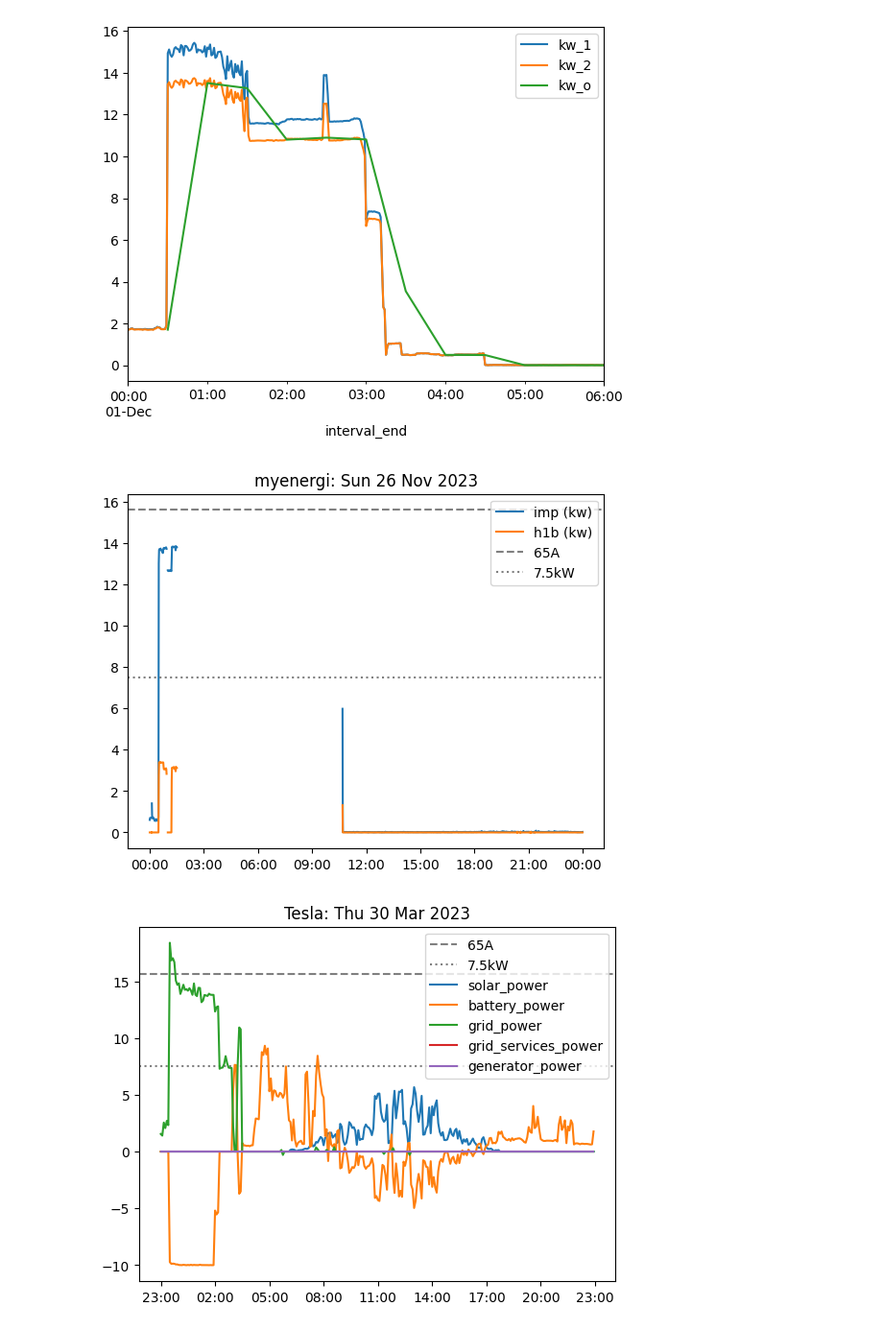
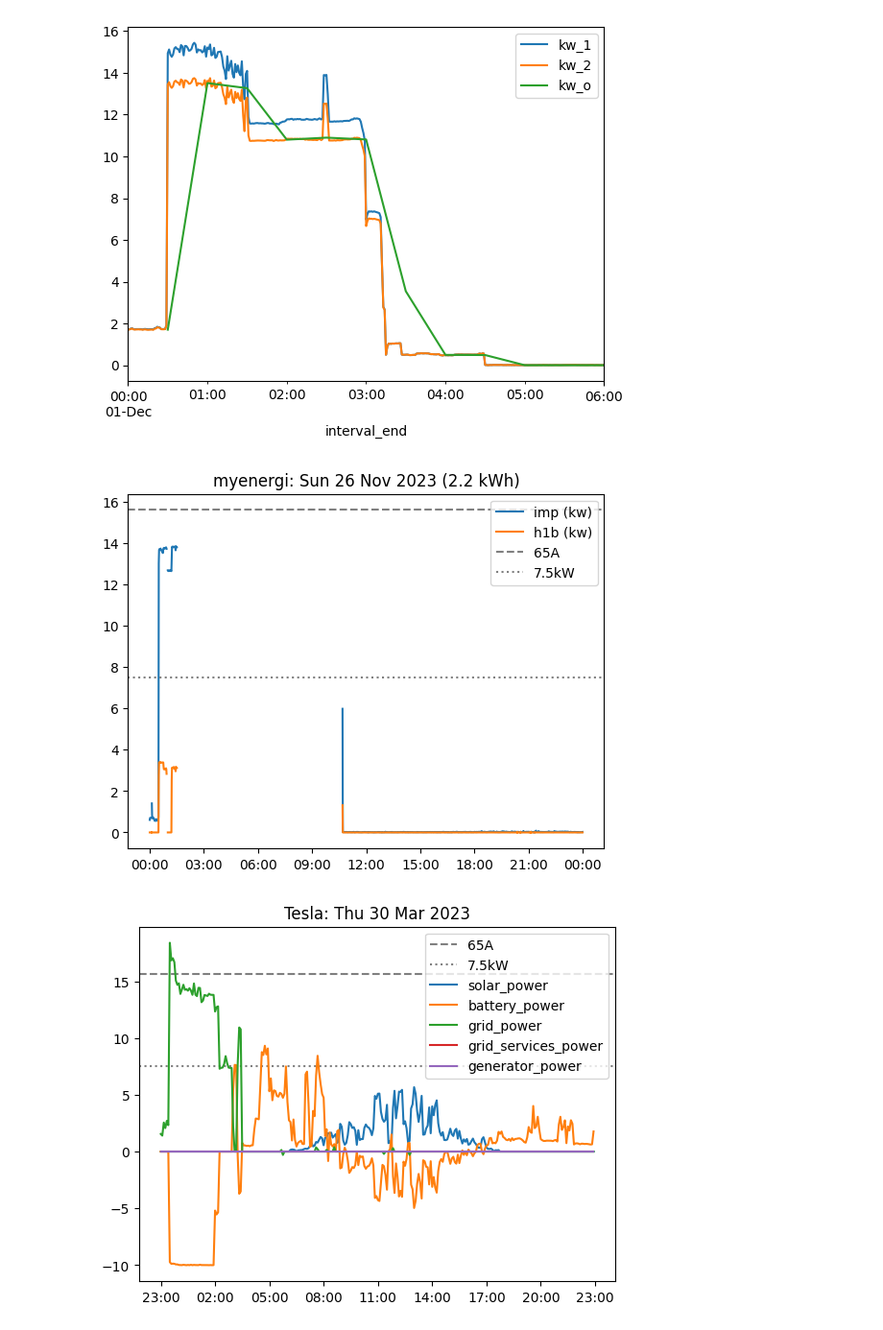
Before and after one commit to cjw296/energy, a Jupyter notebook: visualisations.ipynb, the cells around one changed output. Shown at 96% size. Cells and saved outputs as stored; diff of their text form; code cells hidden in the pictures.

```diff
--- a/visualisations.ipynb
+++ b/visualisations.ipynb
@@ -44,30 +44,35 @@ zappi_sorted.sort(reverse=True)
 # %%
 def lines(ax):
     ax.axhline(y=240 * 65 / 1000, color='grey', linestyle='dashed', label='65A')
+    ax.axhline(y=14, color='grey', linestyle='dotted', label='14kW')
     ax.axhline(y=7.5, color='grey', linestyle='dotted', label='7.5kW')
 # %%
 def plot_zappi_date(date, ax=None):
+
     ax = ax or gca()
-    ax.set_title(date.strftime('myenergi: %a %d %b %Y'))
+    title = 'myenergi: %a %d %b %Y'
     path = root / date.strftime('zappi-%Y-%m-%d.csv')
     if path.exists():
         zappi_data = pd.read_csv(path, index_col='datetime', parse_dates=[0])
+        kwh = zappi_data['h1b'].sum()/(60*60*1000)
+        title += f' ({kwh:.1f} kWh)'
         zappi_data = zappi_data.reindex(
             index=pd.date_range(
                 start=zappi_data.index.min(),
                 end=zappi_data.index.max(),
                 freq='1 min'
             ),
         )
         ax.plot(zappi_data['imp_kw'], label='imp (kw)')
         ax.plot(zappi_data['h1b_kw'], label='h1b (kw)')
+    ax.set_title(date.strftime(title))
     lines(ax)
     ax.legend()
     ax.xaxis.set_major_formatter(DateFormatter("%H:%M"))
 
 plot_zappi_date(pd.Timestamp('2023-11-26'))
 # %% [output]
-[figure, old version]
+[figure, new version]
 # %%
 tesla_sorted = []
 for path in sorted(Path('data').glob('tesla-*.csv')):
```
Also changed, not shown: parts of 14 cells of this notebook.
